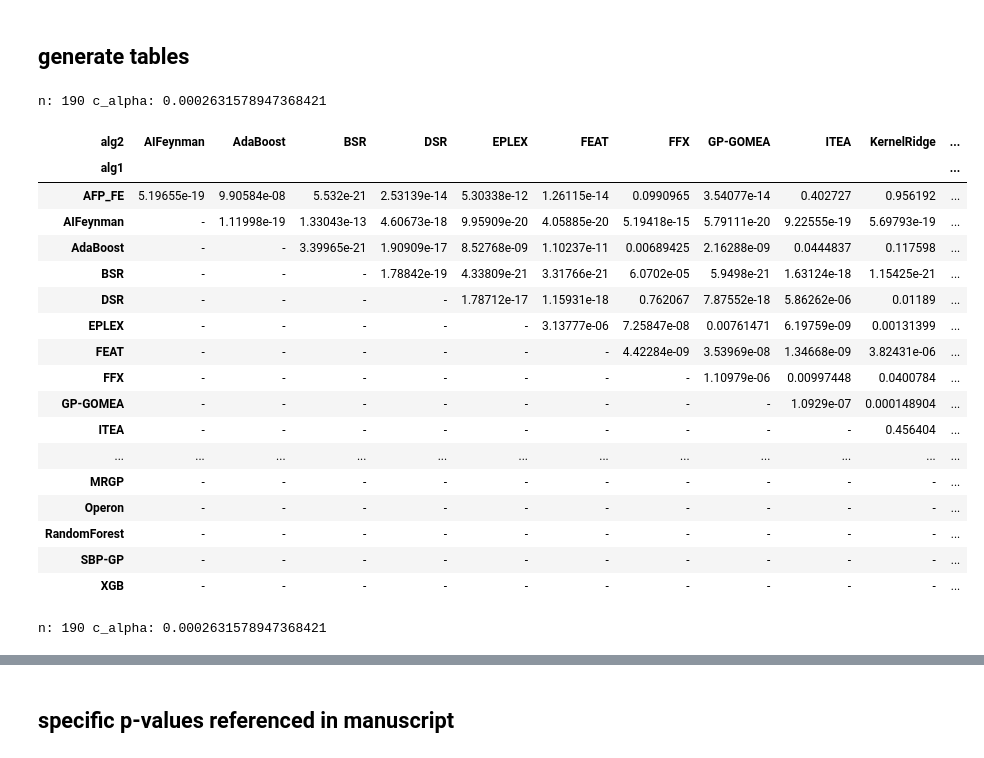
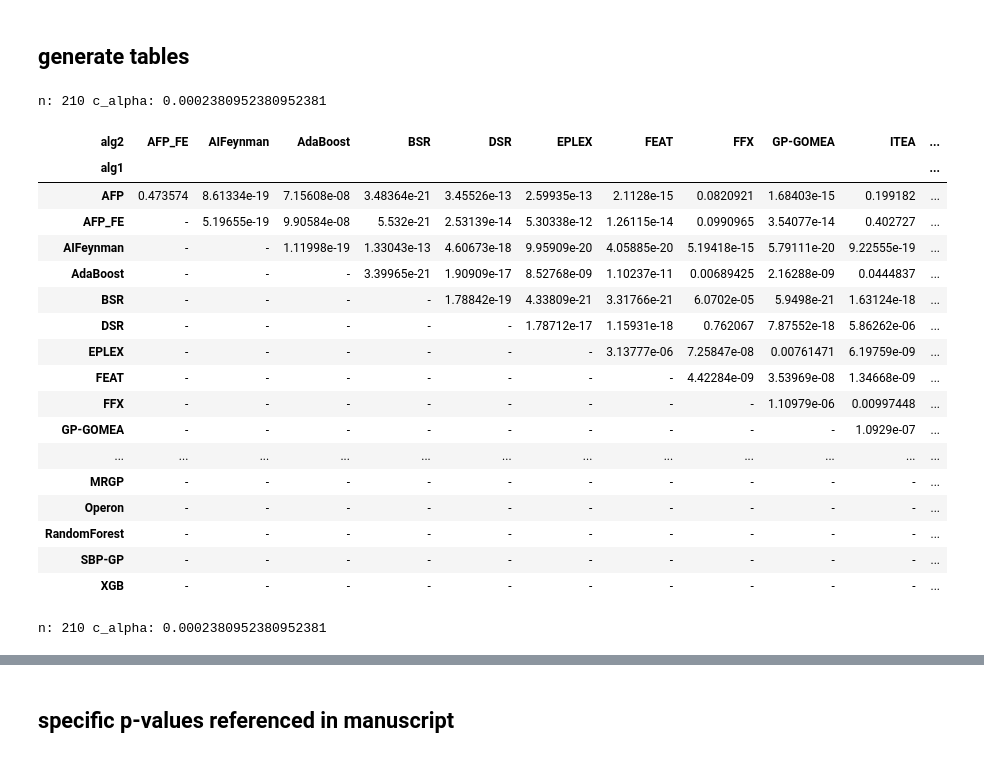
Before and after one commit to cavalab/srbench, a Jupyter notebook: postprocessing/statistical_comparisons.ipynb, the cells around one changed output, grey strips where cells are left out. Saved outputs shown, nothing was run; the diff lists cells and outputs as text; code cells hidden in the pictures.

Commit message:
adds summary of notebooks, some cleanup

```diff
--- a/postprocessing/statistical_comparisons.ipynb
+++ b/postprocessing/statistical_comparisons.ipynb
@@ -10,7 +10,8 @@ import os
 import seaborn as sns
 sns.set(font_scale=1.5, style='white')
 
-figdir = '../../paper/figs/'
+figdir = 'figs/stats/'
+rdir = '../results/'
 
 print('figdir:',figdir)
 def save(h=None,name='tmp'):
@@ -18,8 +19,8 @@ def save(h=None,name='tmp'):
     if h == None:
         h = plt.gcf()
     h.tight_layout()
-    print('saving',figdir+'/'+name+'.pdf')
+    print('saving',figdir+'/'+name+'.png')
     if not os.path.exists(figdir):
         os.makedirs(figdir)
-    plt.savefig(figdir+'/'+name+'.pdf', bbox_inches='tight')
+    plt.savefig(figdir+'/'+name+'.png', bbox_inches='tight')
 # %% [output]
@@ -183,7 +167,7 @@ def pval_heatmap(df, metric, problem, algs):
 # %% [markdown]
 ## load data and fill nan results
 # %%
-df_sum = pd.read_csv('symbolic_dataset_results_sum.csv.gz')
+df_sum = pd.read_csv(rdir+'/symbolic_dataset_results_sum.csv.gz')
 algs = df_sum.algorithm.unique()
 datasets = df_sum.dataset.unique()
 noises = df_sum.target_noise.unique()
@@ -450,16 +343,3 @@ saving ../../paper/figs//Pairwise_comparison_of_Simplified_Complexity_on_symboli
 # Black-Box datasets
 # %% [markdown]
 ## load data and fill nan results
-# %%
-df_sum = pd.read_csv('results_pmlb_r1_summary.csv.gz')
-algs = df_sum.algorithm.unique()
-datasets = df_sum.dataset.unique()
-print(len(algs),'algorithms:',algs)
-print(len(datasets),'datasets')
-
-cols = df_sum.columns
-for dataset in datasets:
-    df = df_sum.loc[df_sum.dataset == dataset]
-    for alg in algs:
-        if alg not in df.algorithm.unique():
-            print(alg,'missing for',dataset)
@@ -493,3 +346,7 @@ array(['AFP', 'AFP_FE', 'AIFeynman', 'AdaBoost', 'BSR', 'DSR', 'EPLEX',
+# %%
+df_sum = pd.read_csv(rdir+'/results_black-box_summary.csv.gz')
+algs = df_sum.algorithm.unique()
+datasets = df_sum.dataset.unique()
 # %%
 # if a result is missing, assign it the worst ranking
 # cols = df_sum.columns
@@ -539,55 +396,37 @@ filling AIFeynman missing for 622_fri_c2_1000_50
 # %%
 # baseline significance threshold; adjusted for no. of comparisons below
 alpha = 0.05
 BB_pvals = {}
 
 for metric in ['r2_test','model_size']:
     pvals = []
 
     n = 0
     df_pvals, c_alpha = get_pval_df(df_sum_filled, metric, algs)
     pval_tbl = df_pvals.set_index(['alg1','alg2'])['pval'].unstack()
     BB_pvals[metric] = pval_tbl.copy()
     pval_tbl = pval_tbl.fillna('-')
-#     pval_tbl = df_pvals.set_index(['alg1','alg2'])['eff_size_bold'].unstack().fillna('-')
     display(pval_tbl)
 
-    caption = ('Pairwise comparisons of {} across the black-box datasets. '
-              'Bold indicates significant differences ($p<\\alpha$, $\\alpha=${:1.1g}).').format(
-                    metric.replace('_',' ').replace('%','\%').title(),
-                    c_alpha
-                    )
-    tbl = pval_tbl.to_latex(
-                      caption=caption,
-                      column_format='l '+' '.join(['p{3em}' for c in range(pval_tbl.shape[1])]),
-#                       formatters=[lambda x: signif(x, c_alpha) for c in pval_tbl.columns],
-#                       label='tbl:pval-sr-'+metric.replace('_','-')
-                     )
-    tbl = tbl.replace('\centering','\centering\n\\tiny')
-    tbl = tbl.replace('textbf','\\textbf')
-    tbl = tbl.replace('\\{','{').replace('\\}','}')
-#     print(tbl)
-    with open('../../paper/tables/pvals_bb_'+metric.replace('%','pct')+'.tex','w') as f:
-        f.write(tbl)
     pval_tbl
 # %% [output]
-n: 190 c_alpha: 0.0002631578947368421
+n: 210 c_alpha: 0.0002380952380952381
-| alg2 | AIFeynman | AdaBoost | BSR | DSR | EPLEX | FEAT | FFX | GP-GOMEA | ITEA | KernelRidge | ... |
+| alg2 | AFP_FE | AIFeynman | AdaBoost | BSR | DSR | EPLEX | FEAT | FFX | GP-GOMEA | ITEA | ... |
 | alg1 |  |  |  |  |  |  |  |  |  |  | ... |
-| AFP_FE | 5.19655e-19 | 9.90584e-08 | 5.532e-21 | 2.53139e-14 | 5.30338e-12 | 1.26115e-14 | 0.0990965 | 3.54077e-14 | 0.402727 | 0.956192 | ... |
-| AIFeynman | - | 1.11998e-19 | 1.33043e-13 | 4.60673e-18 | 9.95909e-20 | 4.05885e-20 | 5.19418e-15 | 5.79111e-20 | 9.22555e-19 | 5.69793e-19 | ... |
-| AdaBoost | - | - | 3.39965e-21 | 1.90909e-17 | 8.52768e-09 | 1.10237e-11 | 0.00689425 | 2.16288e-09 | 0.0444837 | 0.117598 | ... |
-| BSR | - | - | - | 1.78842e-19 | 4.33809e-21 | 3.31766e-21 | 6.0702e-05 | 5.9498e-21 | 1.63124e-18 | 1.15425e-21 | ... |
-| DSR | - | - | - | - | 1.78712e-17 | 1.15931e-18 | 0.762067 | 7.87552e-18 | 5.86262e-06 | 0.01189 | ... |
-| EPLEX | - | - | - | - | - | 3.13777e-06 | 7.25847e-08 | 0.00761471 | 6.19759e-09 | 0.00131399 | ... |
-| FEAT | - | - | - | - | - | - | 4.42284e-09 | 3.53969e-08 | 1.34668e-09 | 3.82431e-06 | ... |
-| FFX | - | - | - | - | - | - | - | 1.10979e-06 | 0.00997448 | 0.0400784 | ... |
-| GP-GOMEA | - | - | - | - | - | - | - | - | 1.0929e-07 | 0.000148904 | ... |
-| ITEA | - | - | - | - | - | - | - | - | - | 0.456404 | ... |
+| AFP | 0.473574 | 8.61334e-19 | 7.15608e-08 | 3.48364e-21 | 3.45526e-13 | 2.59935e-13 | 2.1128e-15 | 0.0820921 | 1.68403e-15 | 0.199182 | ... |
+| AFP_FE | - | 5.19655e-19 | 9.90584e-08 | 5.532e-21 | 2.53139e-14 | 5.30338e-12 | 1.26115e-14 | 0.0990965 | 3.54077e-14 | 0.402727 | ... |
+| AIFeynman | - | - | 1.11998e-19 | 1.33043e-13 | 4.60673e-18 | 9.95909e-20 | 4.05885e-20 | 5.19418e-15 | 5.79111e-20 | 9.22555e-19 | ... |
+| AdaBoost | - | - | - | 3.39965e-21 | 1.90909e-17 | 8.52768e-09 | 1.10237e-11 | 0.00689425 | 2.16288e-09 | 0.0444837 | ... |
+| BSR | - | - | - | - | 1.78842e-19 | 4.33809e-21 | 3.31766e-21 | 6.0702e-05 | 5.9498e-21 | 1.63124e-18 | ... |
+| DSR | - | - | - | - | - | 1.78712e-17 | 1.15931e-18 | 0.762067 | 7.87552e-18 | 5.86262e-06 | ... |
+| EPLEX | - | - | - | - | - | - | 3.13777e-06 | 7.25847e-08 | 0.00761471 | 6.19759e-09 | ... |
+| FEAT | - | - | - | - | - | - | - | 4.42284e-09 | 3.53969e-08 | 1.34668e-09 | ... |
+| FFX | - | - | - | - | - | - | - | - | 1.10979e-06 | 0.00997448 | ... |
+| GP-GOMEA | - | - | - | - | - | - | - | - | - | 1.0929e-07 | ... |
 | ... | ... | ... | ... | ... | ... | ... | ... | ... | ... | ... | ... |
 | MRGP | - | - | - | - | - | - | - | - | - | - | ... |
 | Operon | - | - | - | - | - | - | - | - | - | - | ... |
 | RandomForest | - | - | - | - | - | - | - | - | - | - | ... |
 | SBP-GP | - | - | - | - | - | - | - | - | - | - | ... |
 | XGB | - | - | - | - | - | - | - | - | - | - | ... |
-n: 190 c_alpha: 0.0002631578947368421
+n: 210 c_alpha: 0.0002380952380952381
```
Also changed, not shown: parts of 9 cells of this notebook, 10 other files.
